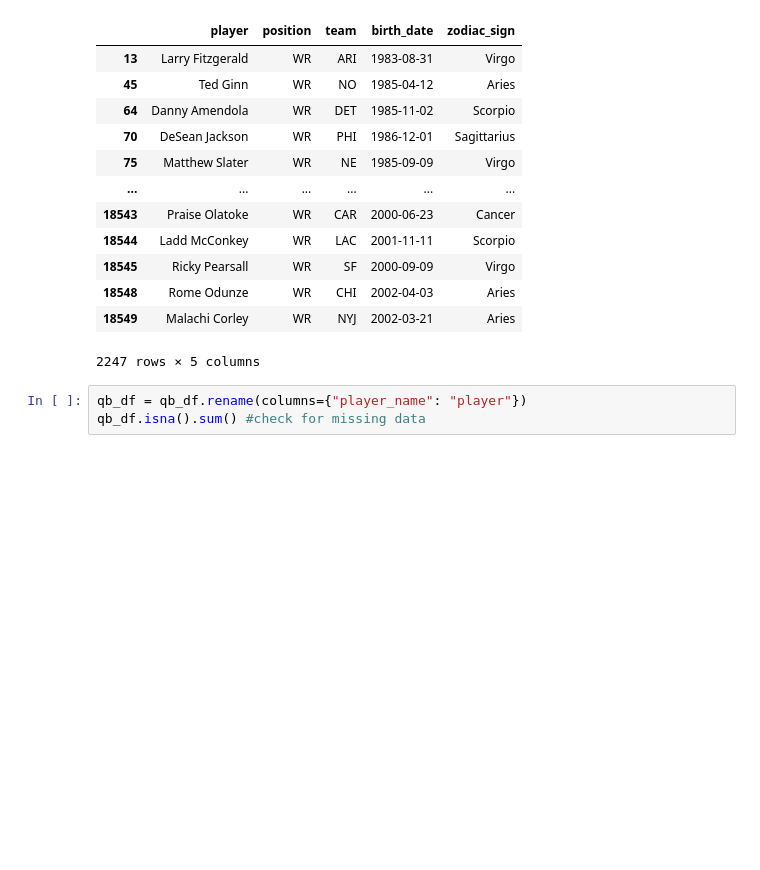
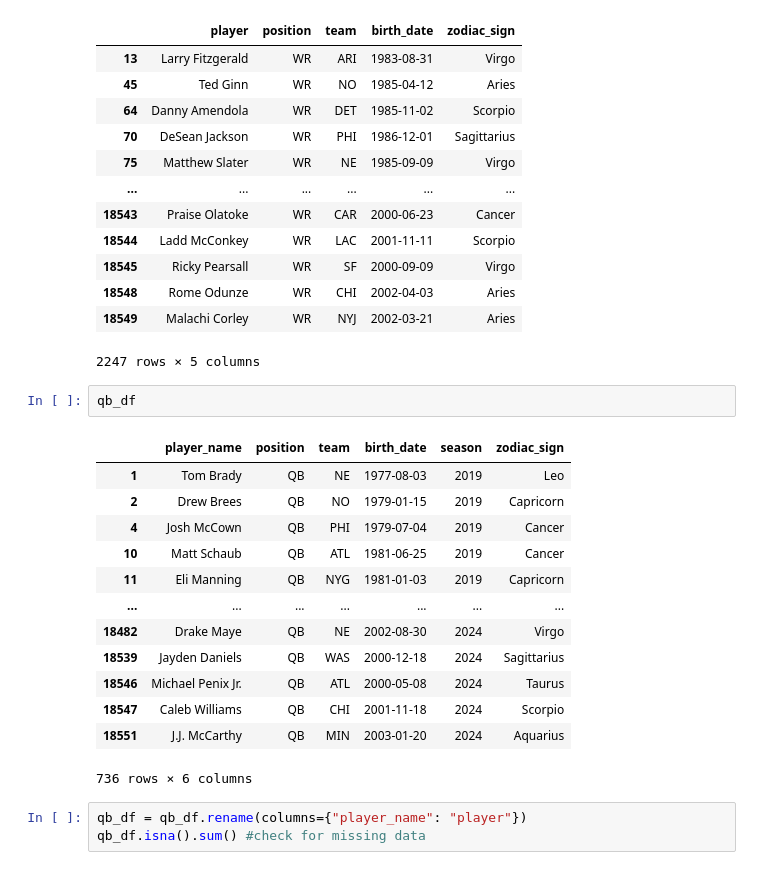
Before and after one commit to connor-pickett/2025_FinalProject_Ctrl-Alt-Defeat, a Jupyter notebook: Master_Code.ipynb, the cells around one changed output. Cells and saved outputs as stored; diff of their text form; blank space fills up the shorter version.

```diff
--- a/Master_Code.ipynb
+++ b/Master_Code.ipynb
@@ -199,6 +199,22 @@ wr_df
 | 18548 | Rome Odunze | WR | CHI | 2002-04-03 | Aries |
 | 18549 | Malachi Corley | WR | NYJ | 2002-03-21 | Aries |
 2247 rows × 5 columns
+# %%
+qb_df
+# %% [output]
+|  | player_name | position | team | birth_date | season | zodiac_sign |
+| 1 | Tom Brady | QB | NE | 1977-08-03 | 2019 | Leo |
+| 2 | Drew Brees | QB | NO | 1979-01-15 | 2019 | Capricorn |
+| 4 | Josh McCown | QB | PHI | 1979-07-04 | 2019 | Cancer |
+| 10 | Matt Schaub | QB | ATL | 1981-06-25 | 2019 | Cancer |
+| 11 | Eli Manning | QB | NYG | 1981-01-03 | 2019 | Capricorn |
+| ... | ... | ... | ... | ... | ... | ... |
+| 18482 | Drake Maye | QB | NE | 2002-08-30 | 2024 | Virgo |
+| 18539 | Jayden Daniels | QB | WAS | 2000-12-18 | 2024 | Sagittarius |
+| 18546 | Michael Penix Jr. | QB | ATL | 2000-05-08 | 2024 | Taurus |
+| 18547 | Caleb Williams | QB | CHI | 2001-11-18 | 2024 | Scorpio |
+| 18551 | J.J. McCarthy | QB | MIN | 2003-01-20 | 2024 | Aquarius |
+736 rows × 6 columns
 # %%
 qb_df = qb_df.rename(columns={"player_name": "player"})
 qb_df.isna().sum() #check for missing data
```
Also changed, not shown: parts of 13 cells of this notebook, 1 other file.
